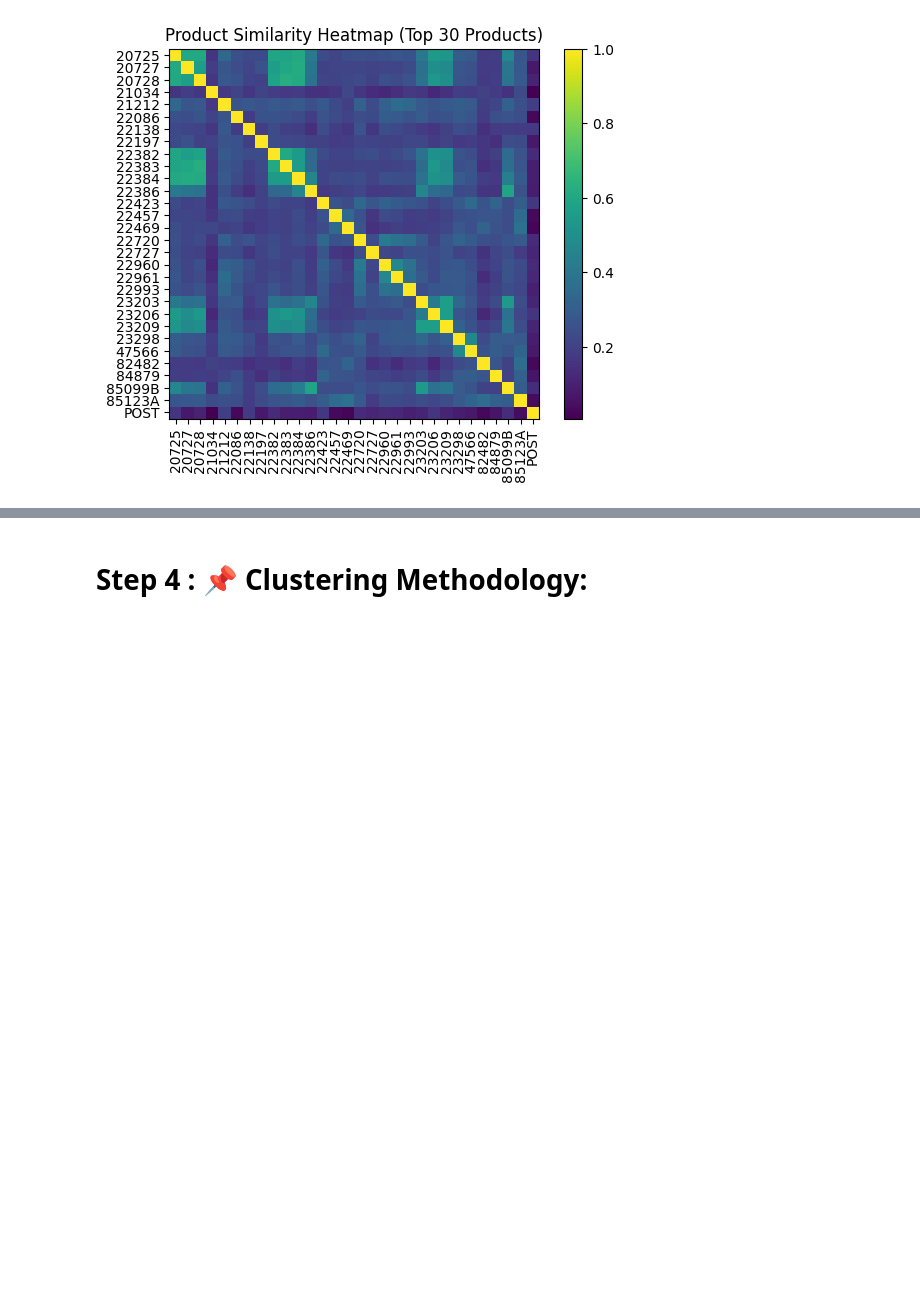
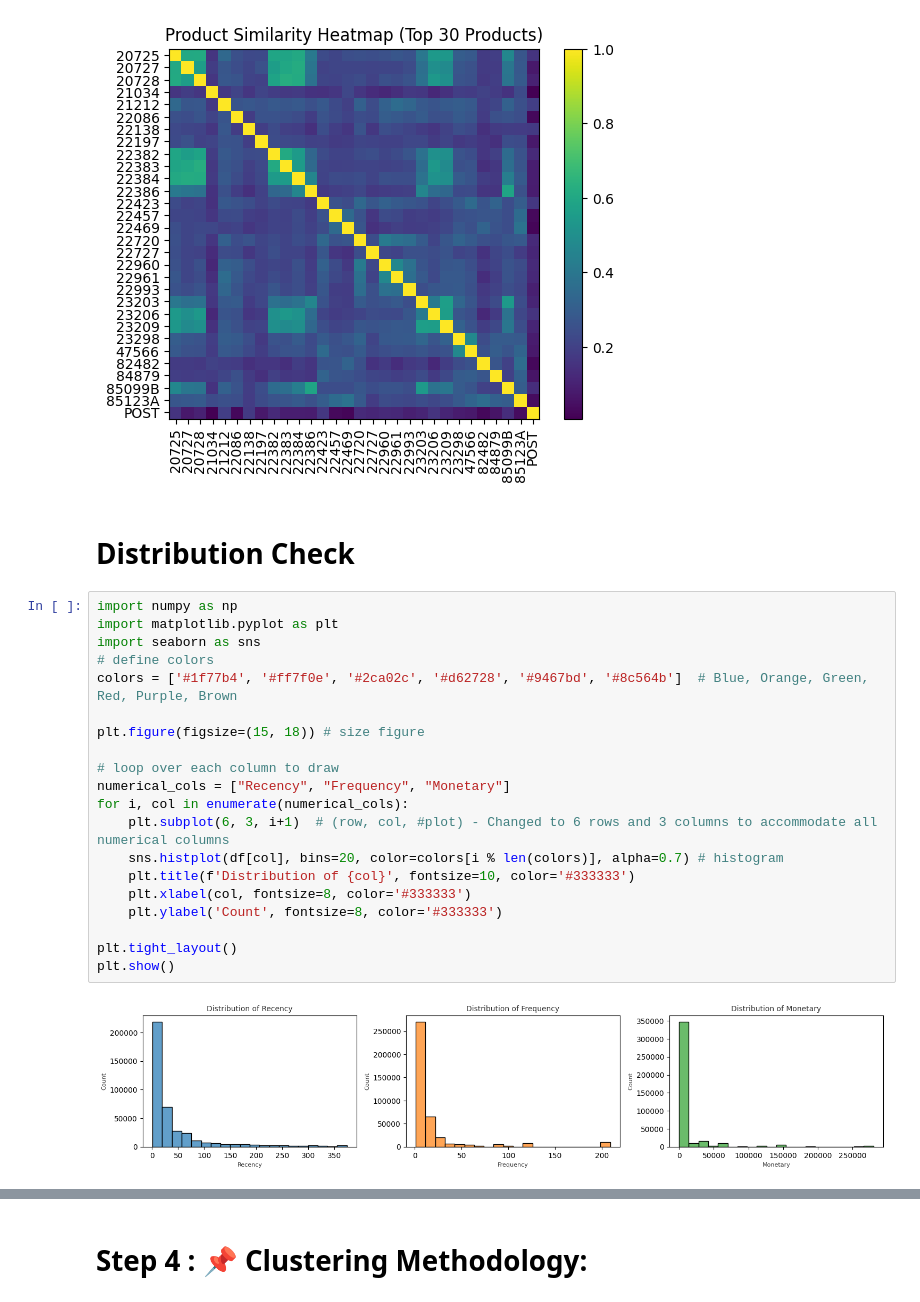
Before and after one commit to ArunK-ML/Project---Shopper-Spectrum-Customer-Segmentation-and-Product-Recommendations-in-E-Commerce, a Jupyter notebook: Shopper_Spectrum.ipynb, the cells around one changed output, grey strips where cells are left out. Saved outputs shown, nothing was run; the diff lists cells and outputs as text; blank space fills up the shorter version.

```diff
--- a/Shopper_Spectrum.ipynb
+++ b/Shopper_Spectrum.ipynb
@@ -316,3 +316,27 @@ plt.colorbar()
 plt.show()
 # %% [output]
 [figure]
+# %% [markdown]
+# **Distribution Check**
+# %%
+import numpy as np
+import matplotlib.pyplot as plt
+import seaborn as sns
+# define colors
+colors = ['#1f77b4', '#ff7f0e', '#2ca02c', '#d62728', '#9467bd', '#8c564b']  # Blue, Orange, Green, Red, Purple, Brown
+
+plt.figure(figsize=(15, 18)) # size figure
+
+# loop over each column to draw
+numerical_cols = ["Recency", "Frequency", "Monetary"]
+for i, col in enumerate(numerical_cols):
+    plt.subplot(6, 3, i+1)  # (row, col, #plot) - Changed to 6 rows and 3 columns to accommodate all numerical columns
+    sns.histplot(df[col], bins=20, color=colors[i % len(colors)], alpha=0.7) # histogram
+    plt.title(f'Distribution of {col}', fontsize=10, color='#333333')
+    plt.xlabel(col, fontsize=8, color='#333333')
+    plt.ylabel('Count', fontsize=8, color='#333333')
+
+plt.tight_layout()
+plt.show()
+# %% [output]
+[figure, added]
```
Also changed, not shown: parts of 2 cells of this notebook.
